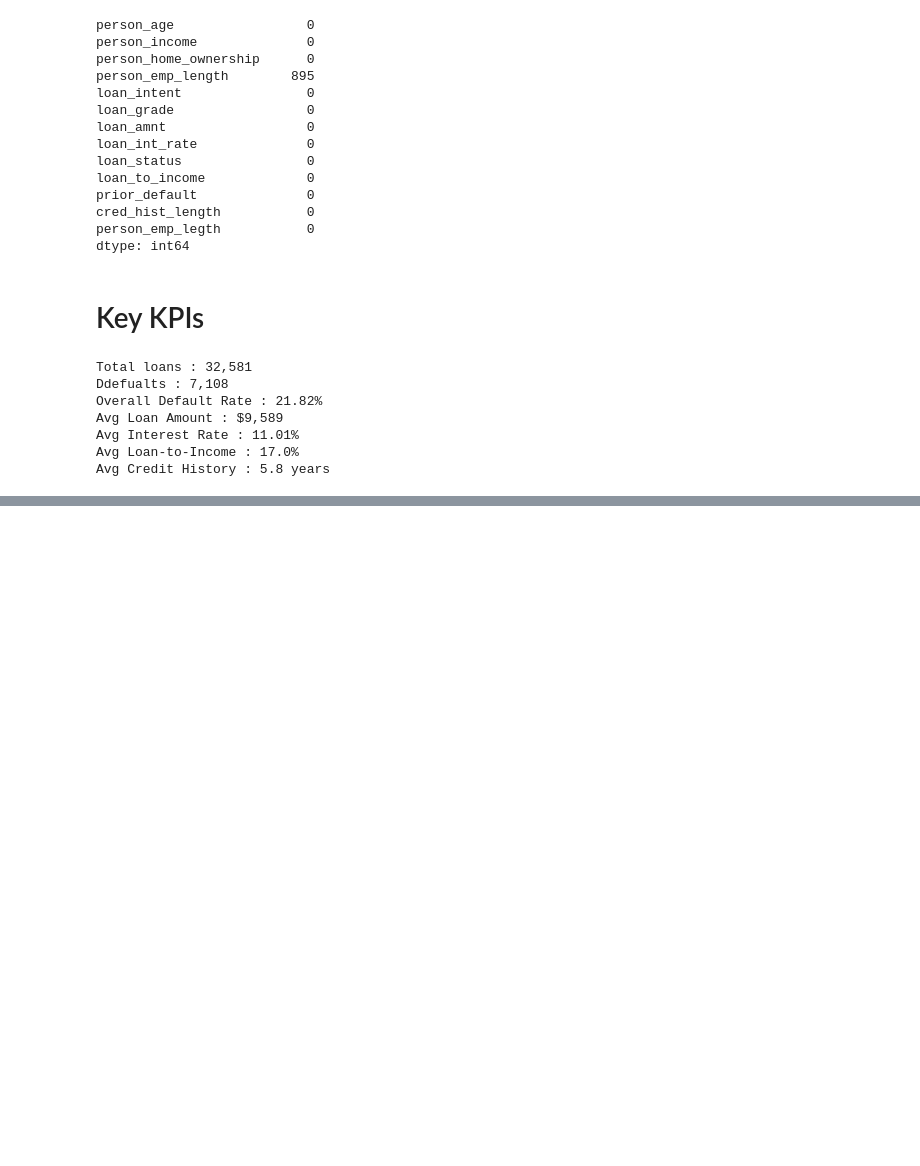
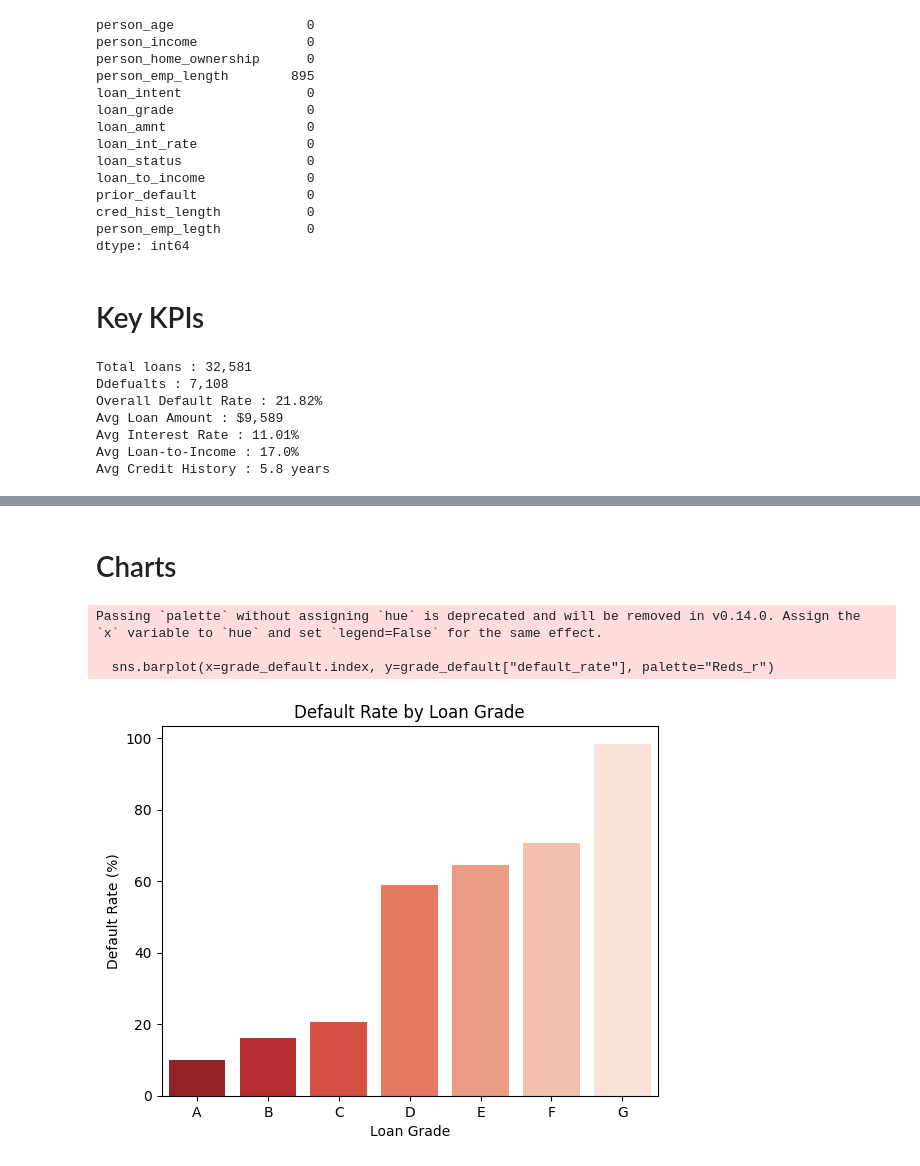
Before and after one commit to addyji007-bot/BlueStock_task, a Jupyter notebook: week_1_task/notebook.ipynb, the cells around one changed output, grey strips where cells are left out. Cells and saved outputs as stored; diff of their text form; code cells hidden in the pictures; blank space fills up the shorter version.

Commit message:
Cleaned

```diff
--- a/week_1_task/notebook.ipynb
+++ b/week_1_task/notebook.ipynb
@@ -175,0 +174,13 @@ Avg Credit History : 5.8 years
+# %%
+def default_by(col):
+    result = (
+        df_clean.groupby(col)
+        .agg(
+            loans=("loan_status", "count"),
+            defaults=("loan_status", "sum"),
+            default_rate=("loan_status", "mean")
+        )
+        .assign(default_rate=lambda x: (x["default_rate"]*100).round(2))
+        .sort_values("default_rate", ascending=False)
+    )
+    return result
@@ -175,0 +254,17 @@ Avg Credit History : 5.8 years
+# %% [markdown]
+# Charts
+# %%
+grade_order = ["A", "B", "C", "D", "E", "F", "G"]
+grade_default = default_by("loan_grade").reindex(grade_order)
+
+plt.figure()
+sns.barplot(x=grade_default.index, y=grade_default["default_rate"], palette="Reds_r")
+plt.title("Default Rate by Loan Grade")
+plt.ylabel("Default Rate (%)")
+plt.xlabel("Loan Grade")
+plt.show()
+# %% [output]
+Passing `palette` without assigning `hue` is deprecated and will be removed in v0.14.0. Assign the `x` variable to `hue` and set `legend=False` for the same effect.
+
+  sns.barplot(x=grade_default.index, y=grade_default["default_rate"], palette="Reds_r")
+[figure, added]
```
Also changed, not shown: parts of 9 cells of this notebook, 2 other files.
